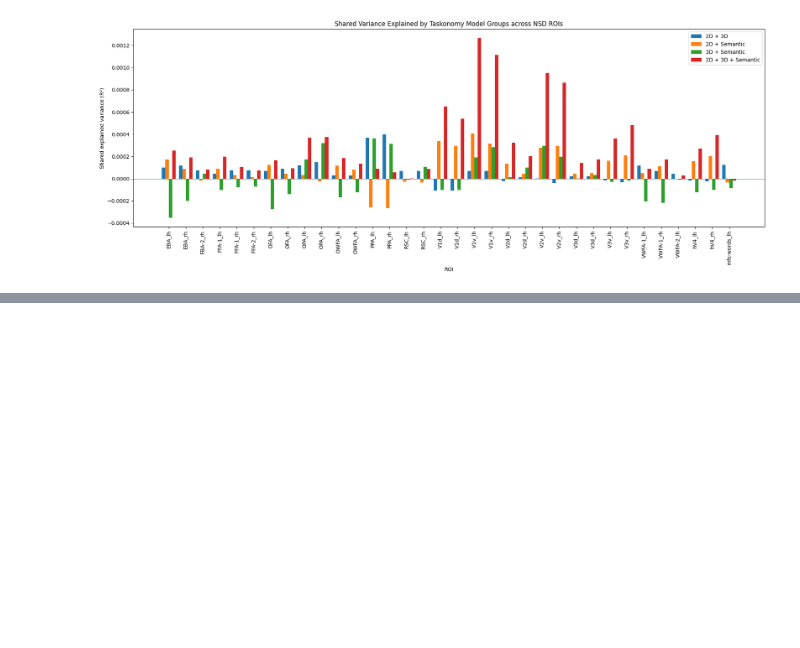
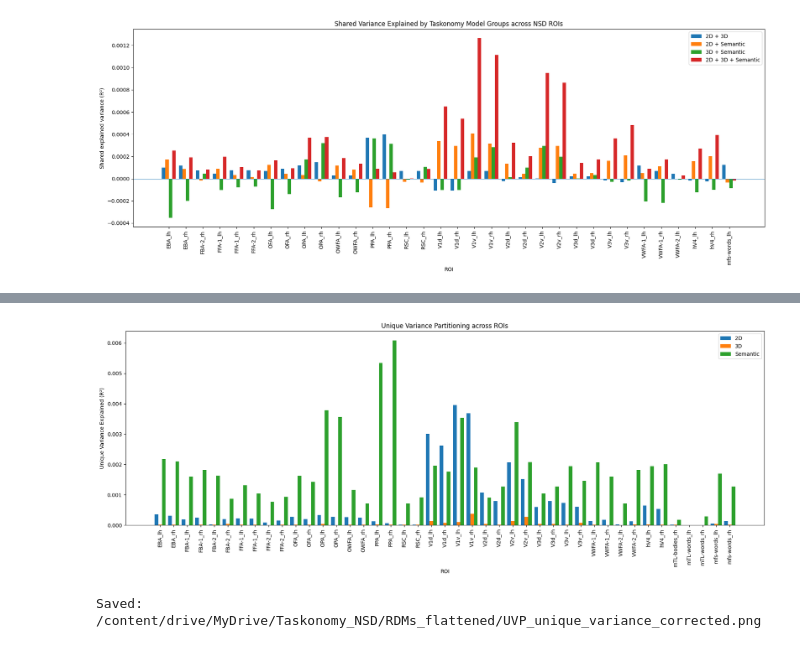
Before and after one commit to sari-saba-sadiya/Unravelling-Brain-Func-LAION, a Jupyter notebook: Ruxandra/Taskonomy_NSD_pipeline.ipynb, the cells around one changed output, grey strips where cells are left out. Saved outputs shown, nothing was run; the diff lists cells and outputs as text; code cells hidden in the pictures; blank space fills up the shorter version.

Commit message:
Update Taskonomy NSD pipeline with corrected RDMs and UVP

```diff
--- a/Ruxandra/Taskonomy_NSD_pipeline.ipynb
+++ b/Ruxandra/Taskonomy_NSD_pipeline.ipynb
@@ -2197,0 +2473,15 @@ plt.show()
+# %%
+# Save corrected colorization RDM
+
+save_path = os.path.join(
+    new_rdm_dir,
+    "colorization_RDM_872.npz"
+)
+
+np.savez_compressed(
+    save_path,
+    rdm=rdm_vec
+)
+
+print("Saved:", save_path)
+print("Shape:", rdm_vec.shape)
@@ -2197,0 +3260,58 @@ plt.show()
+# %%
+import matplotlib.pyplot as plt
+import numpy as np
+
+plot_df = summary_df.sort_values("roi_clean").reset_index(drop=True)
+
+x = np.arange(len(plot_df))
+width = 0.27
+
+plt.figure(figsize=(18, 7))
+
+plt.bar(
+    x - width,
+    plot_df["unique_2d"],
+    width,
+    label="2D"
+)
+
+plt.bar(
+    x,
+    plot_df["unique_3d"],
+    width,
+    label="3D"
+)
+
+plt.bar(
+    x + width,
+    plot_df["unique_semantic"],
+    width,
+    label="Semantic"
+)
+
+plt.xticks(
+    x,
+    plot_df["roi_clean"],
+    rotation=90
+)
+
+plt.xlabel("ROI")
+plt.ylabel("Unique Variance Explained (R²)")
+plt.title("Unique Variance Partitioning across ROIs")
+
+plt.legend()
+plt.tight_layout()
+
+# Save figure
+plot_path = os.path.join(
+    new_rdm_dir,
+    "UVP_unique_variance_corrected.png"
+)
+
+plt.savefig(plot_path, dpi=300, bbox_inches="tight")
+plt.show()
+
+print("Saved:", plot_path)
+# %% [output]
+[figure, added]
+Saved: /content/drive/MyDrive/Taskonomy_NSD/RDMs_flattened/UVP_unique_variance_corrected.png
```
Also changed, not shown: parts of 29 cells of this notebook.
